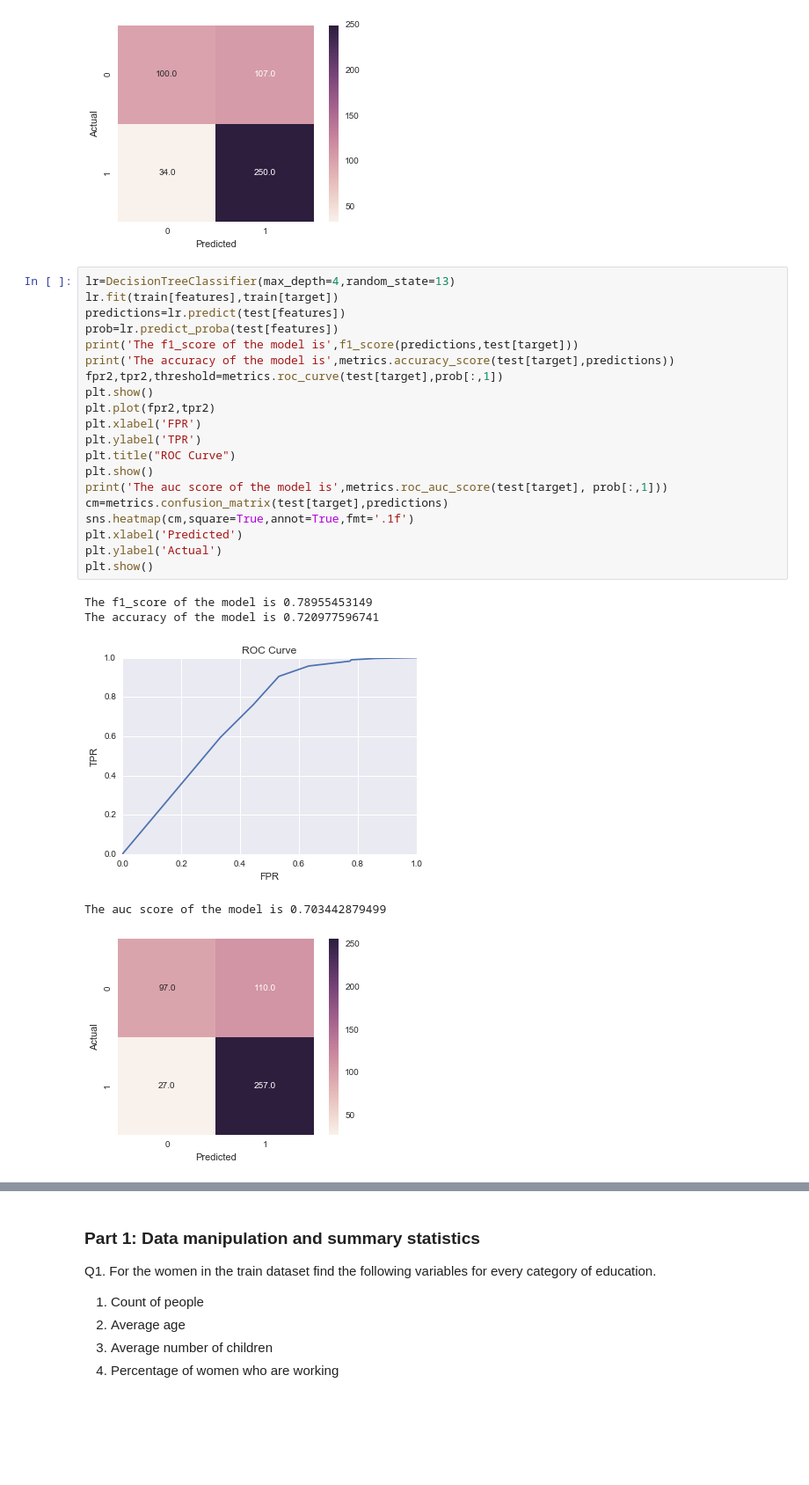
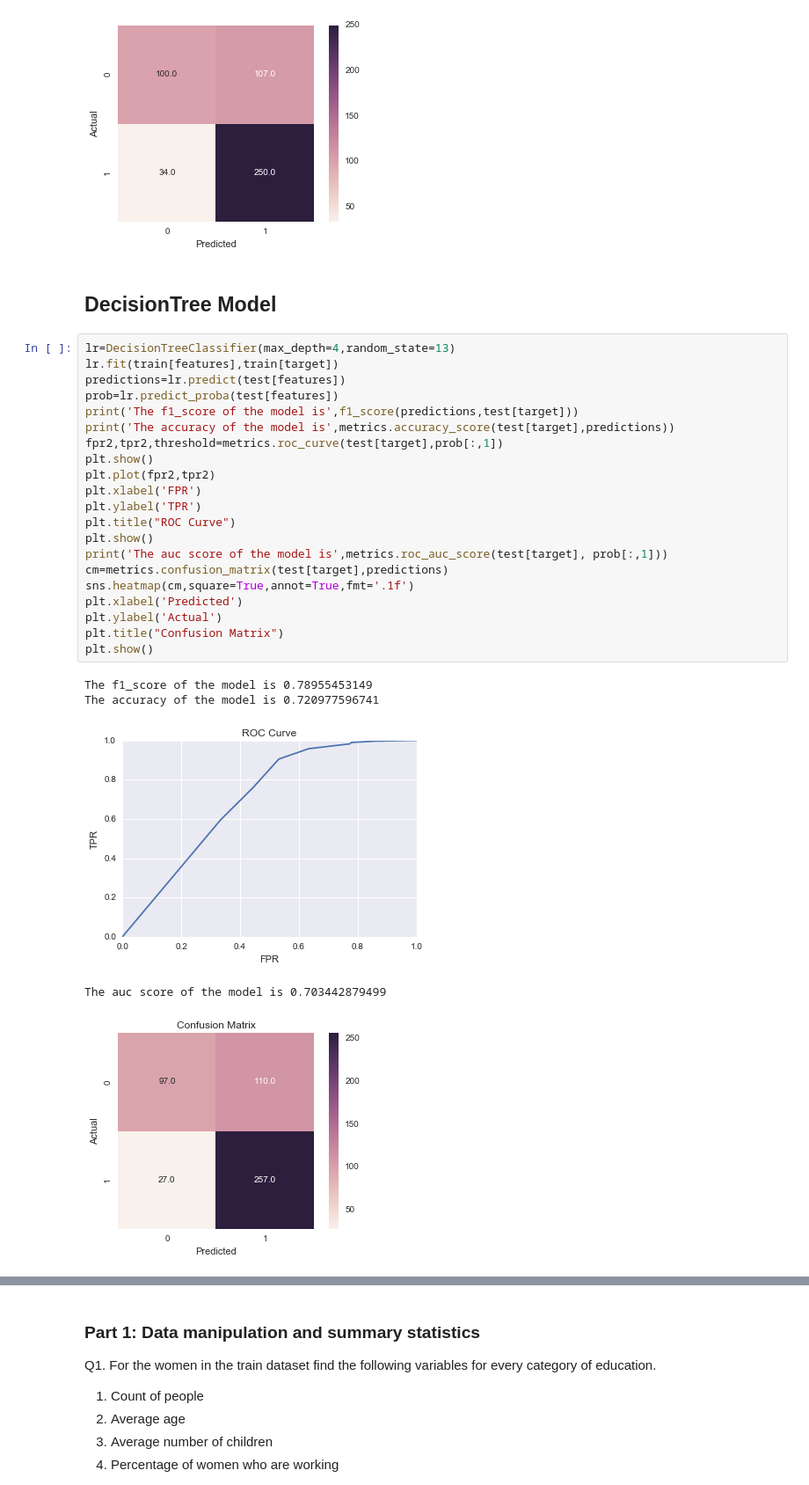
Before and after one commit to gauravowlcity/Predicting-_Voting_Pattern_of_Women_voters, a Jupyter notebook: FinalModel_python.ipynb, the cells around one changed output, grey strips where cells are left out. Shown at 88% size. Saved outputs shown, nothing was run; the diff lists cells and outputs as text; blank space fills up the shorter version.

```diff
--- a/FinalModel_python.ipynb
+++ b/FinalModel_python.ipynb
@@ -169,29 +191,32 @@ The accuracy of the model is 0.71283095723
 [figure]
 The auc score of the model is 0.720095937947
 [figure]
+# %% [markdown]
+## DecisionTree Model
 # %%
 lr=DecisionTreeClassifier(max_depth=4,random_state=13)
 lr.fit(train[features],train[target])
 predictions=lr.predict(test[features])
 prob=lr.predict_proba(test[features])
 print('The f1_score of the model is',f1_score(predictions,test[target]))
 print('The accuracy of the model is',metrics.accuracy_score(test[target],predictions))
 fpr2,tpr2,threshold=metrics.roc_curve(test[target],prob[:,1])
 plt.show()
 plt.plot(fpr2,tpr2)
 plt.xlabel('FPR')
 plt.ylabel('TPR')
 plt.title("ROC Curve")
 plt.show()
 print('The auc score of the model is',metrics.roc_auc_score(test[target], prob[:,1]))
 cm=metrics.confusion_matrix(test[target],predictions)
 sns.heatmap(cm,square=True,annot=True,fmt='.1f')
 plt.xlabel('Predicted')
 plt.ylabel('Actual')
+plt.title("Confusion Matrix")
 plt.show()
 # %% [output]
 The f1_score of the model is 0.78955453149
 The accuracy of the model is 0.720977596741
 [figure]
 The auc score of the model is 0.703442879499
-[figure, old version]
+[figure, new version]
```
Also changed, not shown: parts of 24 cells of this notebook.
